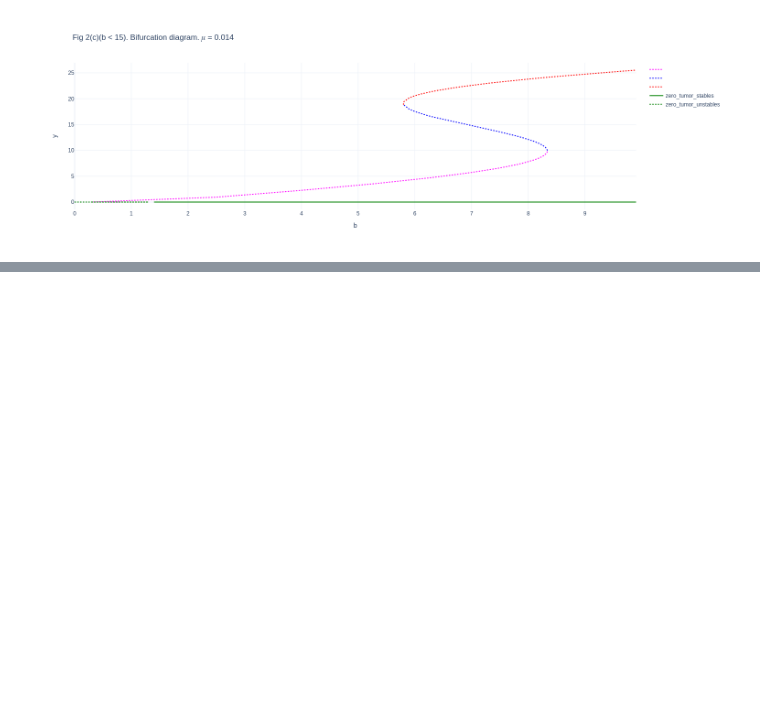
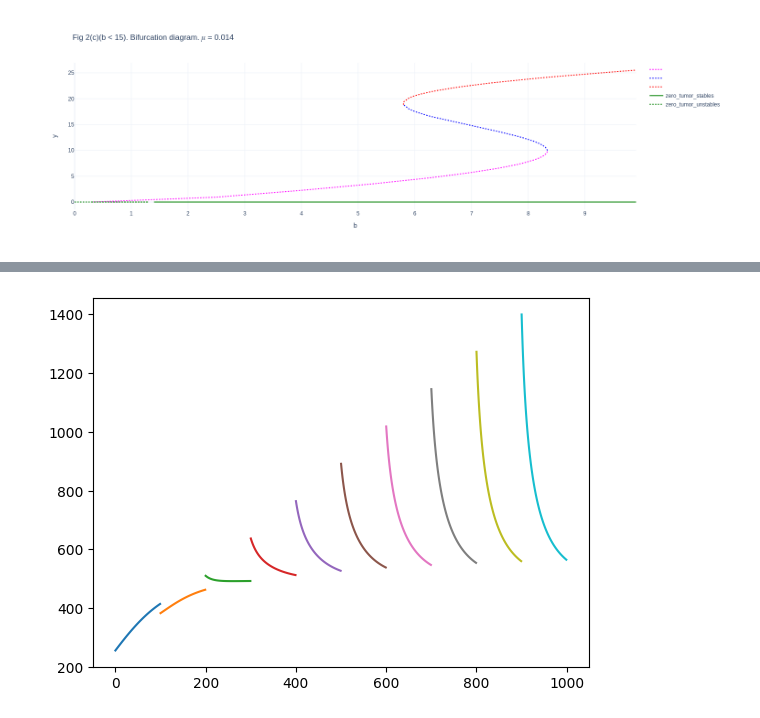
Before and after one commit to SergeyPishchulov/thesis, a Jupyter notebook: mantiicr.ipynb, the cells around one changed output, grey strips where cells are left out. Cells and saved outputs as stored; diff of their text form; code cells hidden in the pictures; blank space fills up the shorter version.

```diff
--- a/mantiicr.ipynb
+++ b/mantiicr.ipynb
@@ -347,0 +399,18 @@ fig.update_layout(xaxis={"title": "b"}, yaxis={"title": "y"}, template="plotly_w
+# %%
+def f(x_c, y_c, params, reverse=False): # dx/dt
+    return (-1 if reverse else 1) * dxdt.evalf(subs=(params|{x:x_c, y:y_c}))
+
+def g(x_c, y_c, params,reverse=False): # dy/dt
+    return (-1 if reverse else 1) * dydt.evalf(subs=(params|{x:x_c, y:y_c}))
+
+def get_next(x, y, h, params, reverse=False):
+    k1 = h * f(x, y, params,reverse=reverse)
+    l1 = h * g(x, y, params,reverse=reverse)
+    k2 = h * f(x + k1 / 2, y + l1 / 2, params,reverse=reverse)
+    l2 = h * g(x + k1 / 2, y + l1 / 2,  params,reverse=reverse)
+    k3 = h * f(x + k2 / 2, y + l2 / 2,  params,reverse=reverse)
+    l3 = h * g(x + k2 / 2, y + l2 / 2,  params,reverse=reverse)
+    k4 = h * f(x + k3, y + l3, params,reverse=reverse)
+    l4 = h * g(x + k3, y + l3,  params,reverse=reverse)
+    return (x + (k1 + 2 * k2 + 2 * k3 + k4) / 6,
+        y + (l1 + 2 * l2 + 2 * l3 + l4) / 6)
@@ -347,0 +421,9 @@ fig.update_layout(xaxis={"title": "b"}, yaxis={"title": "y"}, template="plotly_w
+# %%
+H = 0.01
+# %%
+starts = list(zip(np.linspace(0,1, 10), np.linspace(256, 1400, 10)))
+paths = pd.DataFrame(columns=['no', 'step', 'x','y'])
+for start_no, (x_c,y_c) in  tqdm(enumerate(starts)):
+    for step in range(100):
+        paths.loc[len(paths)] = [start_no, step, x_c, y_c]
+        x_c, y_c = get_next(x_c, y_c, H, bless_params | {b:b_c})
@@ -347,0 +446,5 @@ fig.update_layout(xaxis={"title": "b"}, yaxis={"title": "y"}, template="plotly_w
+# %%
+for path_no, path in paths.groupby("no"):
+    path.y.astype(float).plot()
+# %% [output]
+[figure, added]
```
Also changed, not shown: parts of 13 cells of this notebook.
